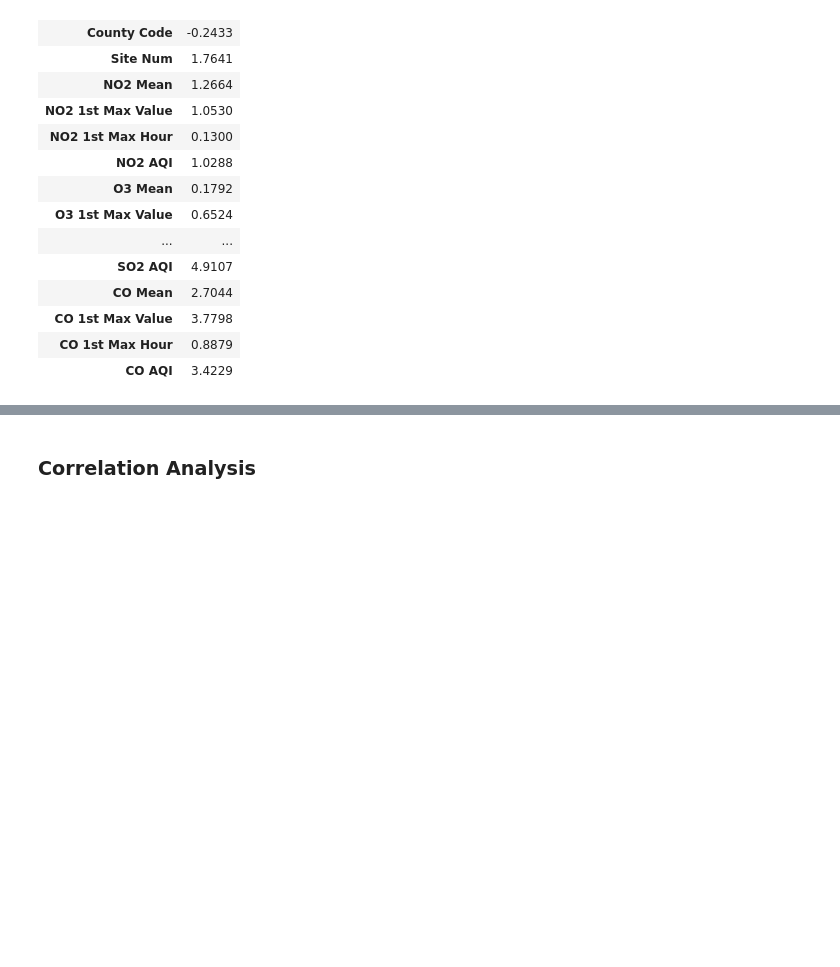
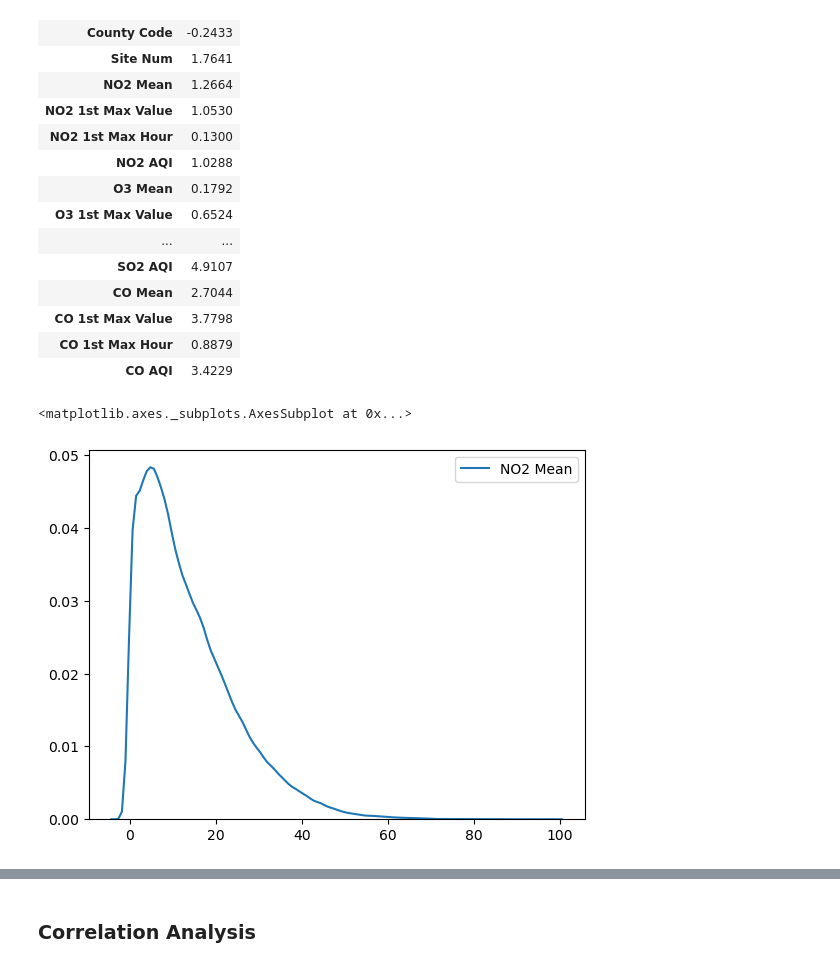
Before and after one commit to nnajmi/MachineLearning, a Jupyter notebook: US-Pollution/Data Exploration.ipynb, the cells around one changed output, grey strips where cells are left out. Cells and saved outputs as stored; diff of their text form; code cells hidden in the pictures; blank space fills up the shorter version.

```diff
--- a/US-Pollution/Data Exploration.ipynb
+++ b/US-Pollution/Data Exploration.ipynb
@@ -196,3 +239,9 @@ pd.DataFrame(df.loc['skew'])
 | CO 1st Max Value | 3.7798 |
 | CO 1st Max Hour | 0.8879 |
 | CO AQI | 3.4229 |
+# %%
+#NO2 Mean skewness
+sns.kdeplot(data['NO2 Mean'])
+# %% [output]
+<matplotlib.axes._subplots.AxesSubplot at 0x...>
+[figure, added]
```
Also changed, not shown: parts of 35 cells of this notebook, 1 other file.
